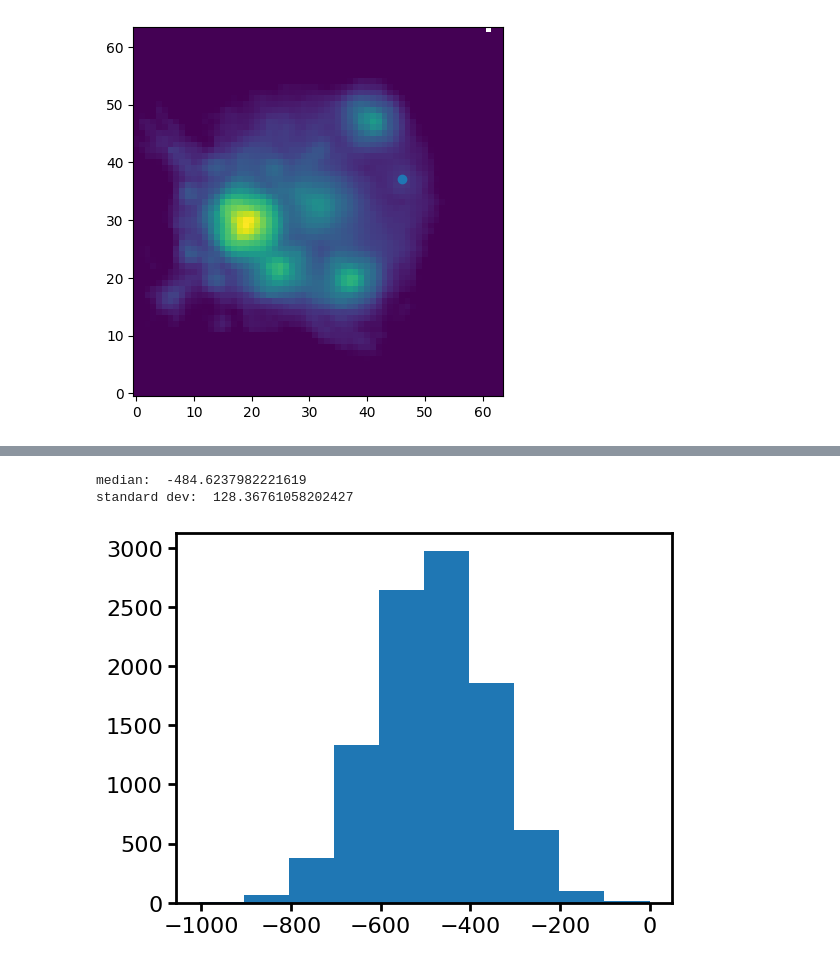
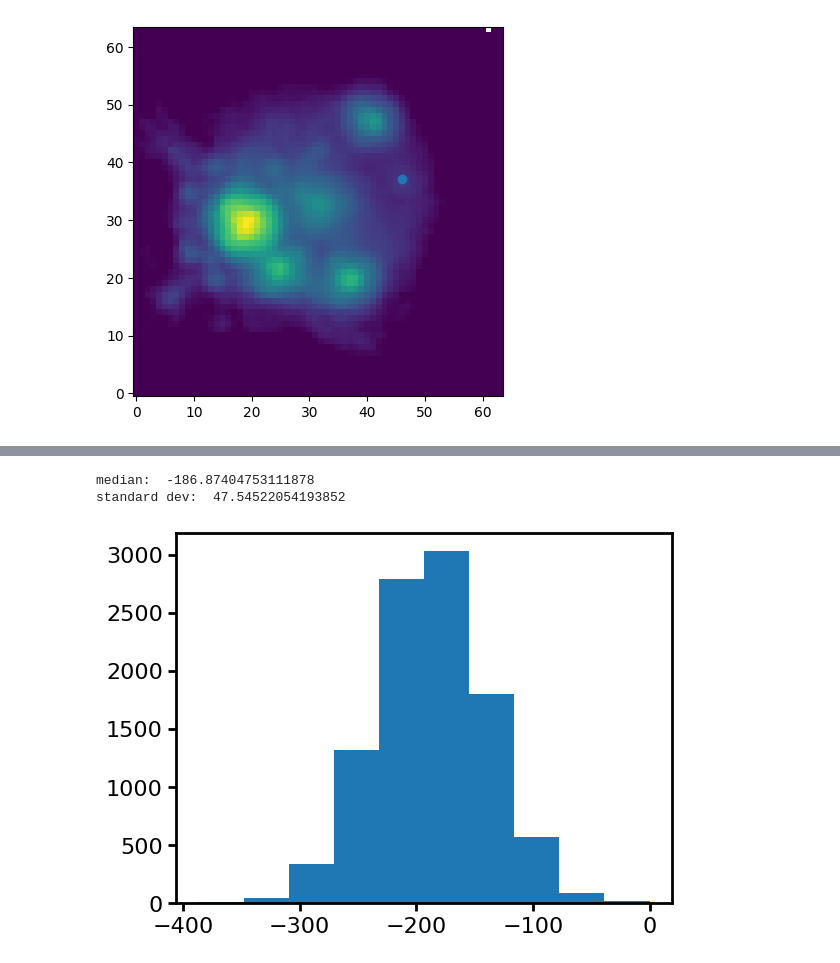
Before and after one commit to dangilman/samana, a Jupyter notebook: notebooks/baseline_lensmodels/j1042/j1042_baseline_model.ipynb, the cells around one changed output, grey strips where cells are left out. Saved outputs shown, nothing was run; the diff lists cells and outputs as text; code cells hidden in the pictures.

```diff
--- a/notebooks/baseline_lensmodels/j1042/j1042_baseline_model.ipynb
+++ b/notebooks/baseline_lensmodels/j1042/j1042_baseline_model.ipynb
@@ -271,33 +273,34 @@ reduced chi^2 of data  0 =  2.220256782746563
 from lenstronomy.Util.class_creator import create_image_model
 import lenstronomy.Util.image_util as image_util
 
 kwargs_data = data.kwargs_data
 kwargs_psf = data.kwargs_psf
 kwargs_numerics = data.kwargs_numerics
 image_model = create_image_model(kwargs_data, kwargs_psf, kwargs_numerics, kwargs_model)
 likelihood_mask = data.likelihood_mask_imaging_weights
 image_sim_no_noise = image_model.image(kwargs_result['kwargs_lens'],
                               kwargs_result['kwargs_source'],
                               kwargs_result['kwargs_lens_light'],
                               kwargs_result['kwargs_ps'])
 model_error = image_model._error_map_model(
             kwargs_result['kwargs_lens'], kwargs_ps=kwargs_result['kwargs_ps'], kwargs_special=kwargs_result['kwargs_special']
         )
 logL_list = []
 for i in range(0, 10000):
     poisson = image_util.add_poisson(image_sim_no_noise, exp_time=data.kwargs_data['exposure_time'])
+    poisson = 0
     bkg = image_util.add_background(image_sim_no_noise, sigma_bkd=data.kwargs_data['background_rms'])
     noise_map = bkg + poisson
     image_sim = image_sim_no_noise + noise_map
     logL = image_model.Data.log_likelihood(image_sim_no_noise + noise_map, likelihood_mask, model_error)
     logL_list.append(logL)
 
 max_logL = np.max(logL_list)
 logL_list = np.array(logL_list) - max_logL
 _ = plt.hist(logL_list)
 print('median: ', np.median(logL_list))
 print('standard dev: ', np.std(logL_list))
 # %% [output]
-median:  -484.6237982221619
-standard dev:  128.36761058202427
+median:  -186.87404753111878
+standard dev:  47.54522054193852
-[figure, old version]
+[figure, new version]
```
Also changed, not shown: parts of 4 cells of this notebook, 11 other files.
